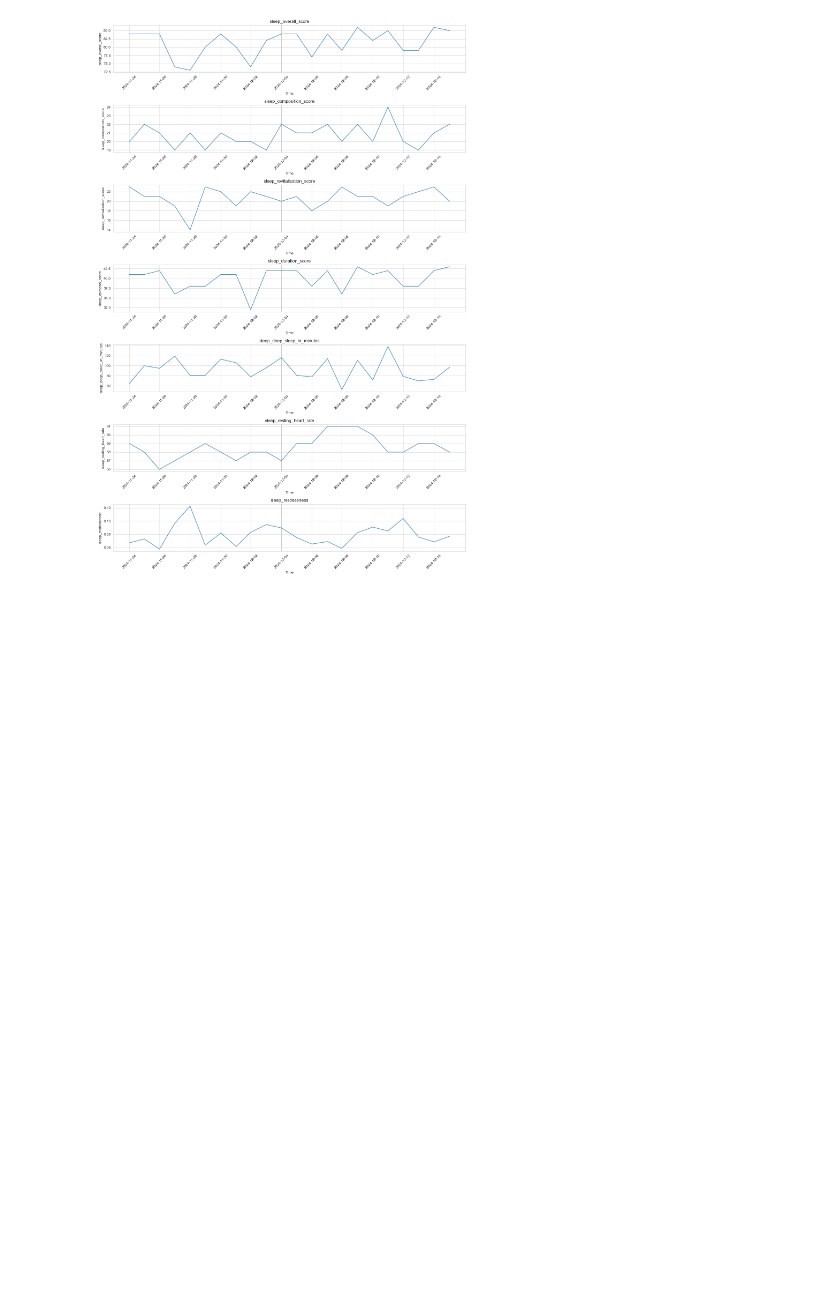
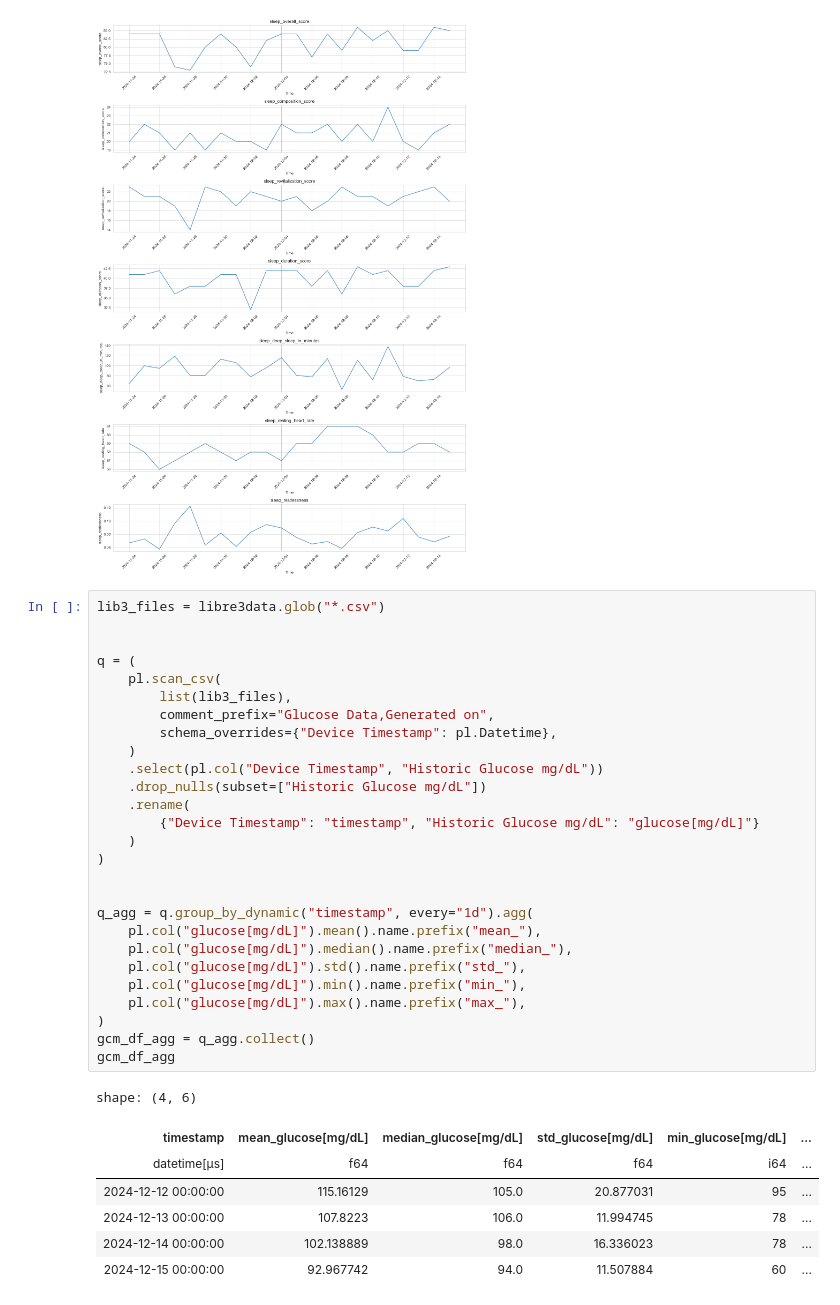
Before and after one commit to roman91DE/fitbitData, a Jupyter notebook: src/main.ipynb, the cells around one changed output. Saved outputs shown, nothing was run; the diff lists cells and outputs as text; blank space fills up the shorter version.

```diff
--- a/src/main.ipynb
+++ b/src/main.ipynb
@@ -276,6 +278,41 @@ sleep_df = query.collect()
 plot_time_series_all_columns(sleep_df, "sleep_timestamp", "date")
 # %% [output]
 [figure]
+# %%
+lib3_files = libre3data.glob("*.csv")
+
+
+q = (
+    pl.scan_csv(
+        list(lib3_files),
+        comment_prefix="Glucose Data,Generated on",
+        schema_overrides={"Device Timestamp": pl.Datetime},
+    )
+    .select(pl.col("Device Timestamp", "Historic Glucose mg/dL"))
+    .drop_nulls(subset=["Historic Glucose mg/dL"])
+    .rename(
+        {"Device Timestamp": "timestamp", "Historic Glucose mg/dL": "glucose[mg/dL]"}
+    )
+)
+
+
+q_agg = q.group_by_dynamic("timestamp", every="1d").agg(
+    pl.col("glucose[mg/dL]").mean().name.prefix("mean_"),
+    pl.col("glucose[mg/dL]").median().name.prefix("median_"),
+    pl.col("glucose[mg/dL]").std().name.prefix("std_"),
+    pl.col("glucose[mg/dL]").min().name.prefix("min_"),
+    pl.col("glucose[mg/dL]").max().name.prefix("max_"),
+)
+gcm_df_agg = q_agg.collect()
+gcm_df_agg
+# %% [output]
+shape: (4, 6)
+| timestamp | mean_glucose[mg/dL] | median_glucose[mg/dL] | std_glucose[mg/dL] | min_glucose[mg/dL] | ... |
+| datetime[μs] | f64 | f64 | f64 | i64 | ... |
+| 2024-12-12 00:00:00 | 115.16129 | 105.0 | 20.877031 | 95 | ... |
+| 2024-12-13 00:00:00 | 107.8223 | 106.0 | 11.994745 | 78 | ... |
+| 2024-12-14 00:00:00 | 102.138889 | 98.0 | 16.336023 | 78 | ... |
+| 2024-12-15 00:00:00 | 92.967742 | 94.0 | 11.507884 | 60 | ... |
 # %%
 df = (
     steps_df.select(pl.col(["timestamp", "steps"]))
```
Also changed, not shown: parts of 4 cells of this notebook, 1 other file.
